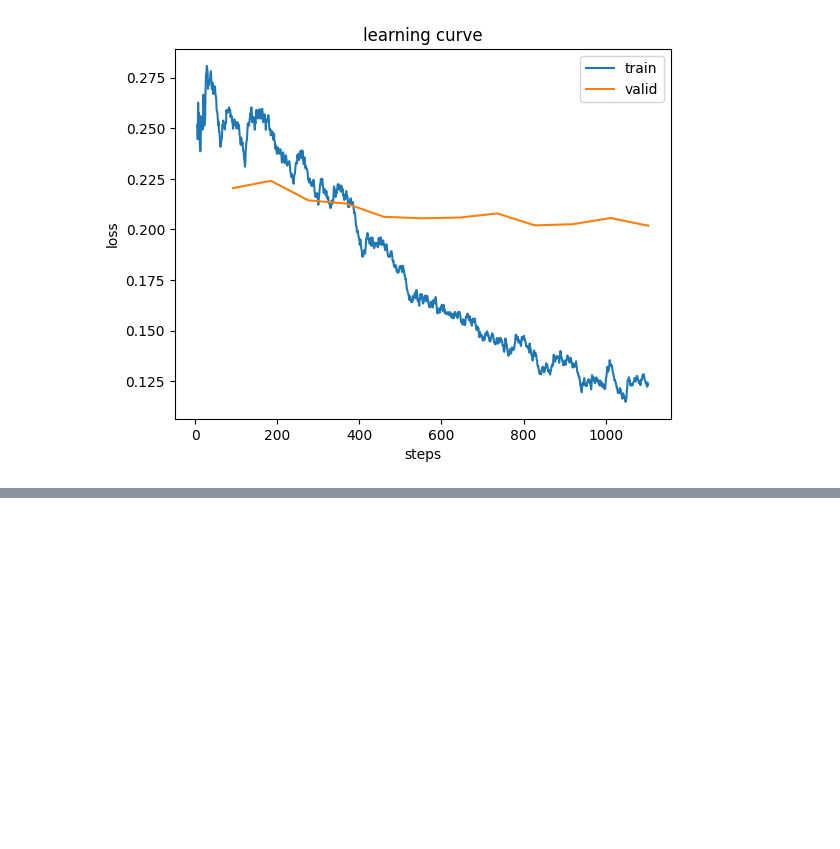
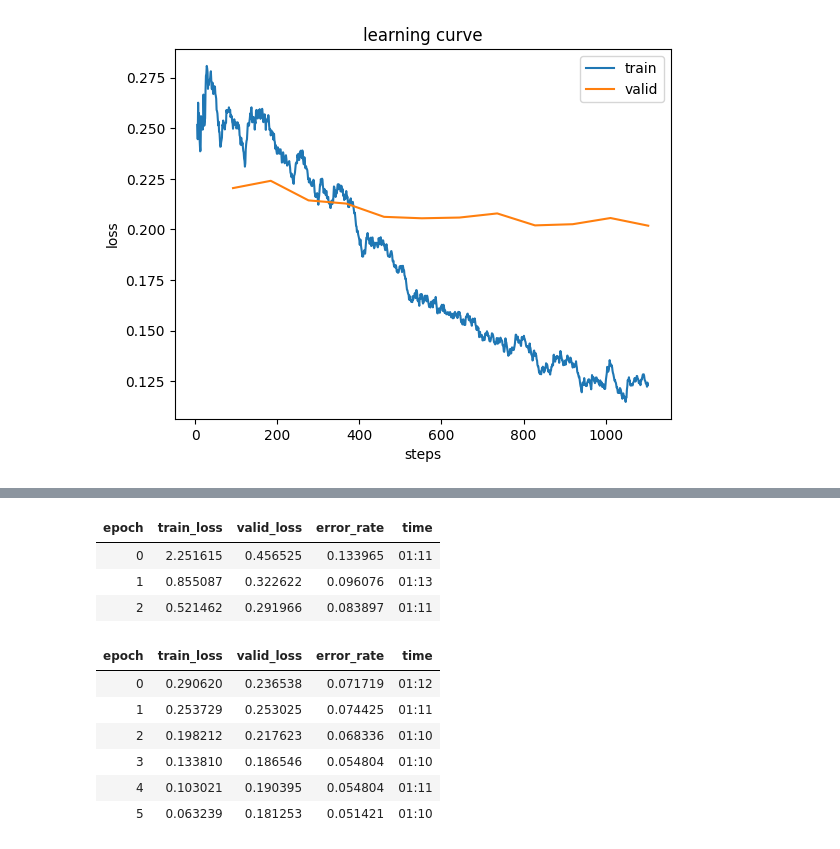
Before and after one commit to Mounish2023/fastaicourse, a Jupyter notebook: ImageClassification.ipynb, the cells around one changed output, grey strips where cells are left out. Drawn from its saved outputs; the diff is of its cells as text; code cells hidden in the pictures; blank space fills up the shorter version.

```diff
--- a/ImageClassification.ipynb
+++ b/ImageClassification.ipynb
@@ -213,3 +213,8 @@ learn_dlr.recorder.plot_loss()
 # %% [output]
 <Axes: title={'center': 'learning curve'}, xlabel='steps', ylabel='loss'>
 [figure]
+# %%
+from fastai.callback.fp16 import  *
+learn_fp16 = vision_learner(dls, resnet50, metrics=error_rate).to_fp16()
+learn_fp16.fine_tune(6, freeze_epochs=3)
+# %% [output]
@@ -215,0 +222,11 @@ learn_dlr.recorder.plot_loss()
+| epoch | train_loss | valid_loss | error_rate | time |
+| 0 | 2.251615 | 0.456525 | 0.133965 | 01:11 |
+| 1 | 0.855087 | 0.322622 | 0.096076 | 01:13 |
+| 2 | 0.521462 | 0.291966 | 0.083897 | 01:11 |
+| epoch | train_loss | valid_loss | error_rate | time |
+| 0 | 0.290620 | 0.236538 | 0.071719 | 01:12 |
+| 1 | 0.253729 | 0.253025 | 0.074425 | 01:11 |
+| 2 | 0.198212 | 0.217623 | 0.068336 | 01:10 |
+| 3 | 0.133810 | 0.186546 | 0.054804 | 01:10 |
+| 4 | 0.103021 | 0.190395 | 0.054804 | 01:11 |
+| 5 | 0.063239 | 0.181253 | 0.051421 | 01:10 |
```
Also changed, not shown: parts of 2 cells of this notebook.
